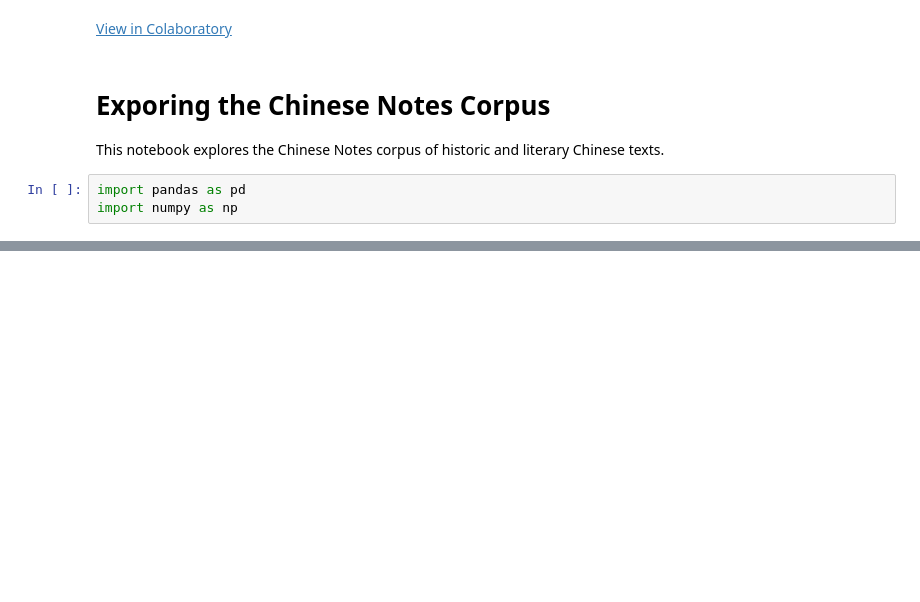
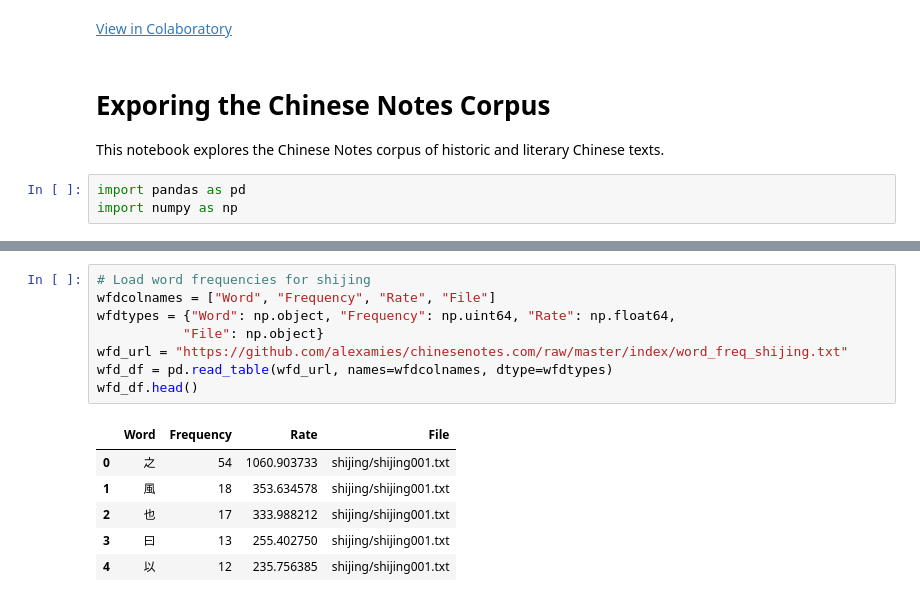
Before and after one commit to alexamies/chinesenotes.com, a Jupyter notebook: colab/explore_corpus.ipynb, the cells around one changed output, grey strips where cells are left out. Saved outputs shown, nothing was run; the diff lists cells and outputs as text; blank space fills up the shorter version.

```diff
--- a/colab/explore_corpus.ipynb
+++ b/colab/explore_corpus.ipynb
@@ -23,0 +111,15 @@ Number of collections:  67
+# %%
+# Load word frequencies for shijing
+wfdcolnames = ["Word", "Frequency", "Rate", "File"]
+wfdtypes = {"Word": np.object, "Frequency": np.uint64, "Rate": np.float64,
+           "File": np.object}
+wfd_url = "https://github.com/alexamies/chinesenotes.com/raw/master/index/word_freq_shijing.txt"
+wfd_df = pd.read_table(wfd_url, names=wfdcolnames, dtype=wfdtypes)
+wfd_df.head()
+# %% [output]
+|  | Word | Frequency | Rate | File |
+| 0 | 之 | 54 | 1060.903733 | shijing/shijing001.txt |
+| 1 | 風 | 18 | 353.634578 | shijing/shijing001.txt |
+| 2 | 也 | 17 | 333.988212 | shijing/shijing001.txt |
+| 3 | 曰 | 13 | 255.402750 | shijing/shijing001.txt |
+| 4 | 以 | 12 | 235.756385 | shijing/shijing001.txt |
```
Also changed, not shown: parts of 19 cells of this notebook.
